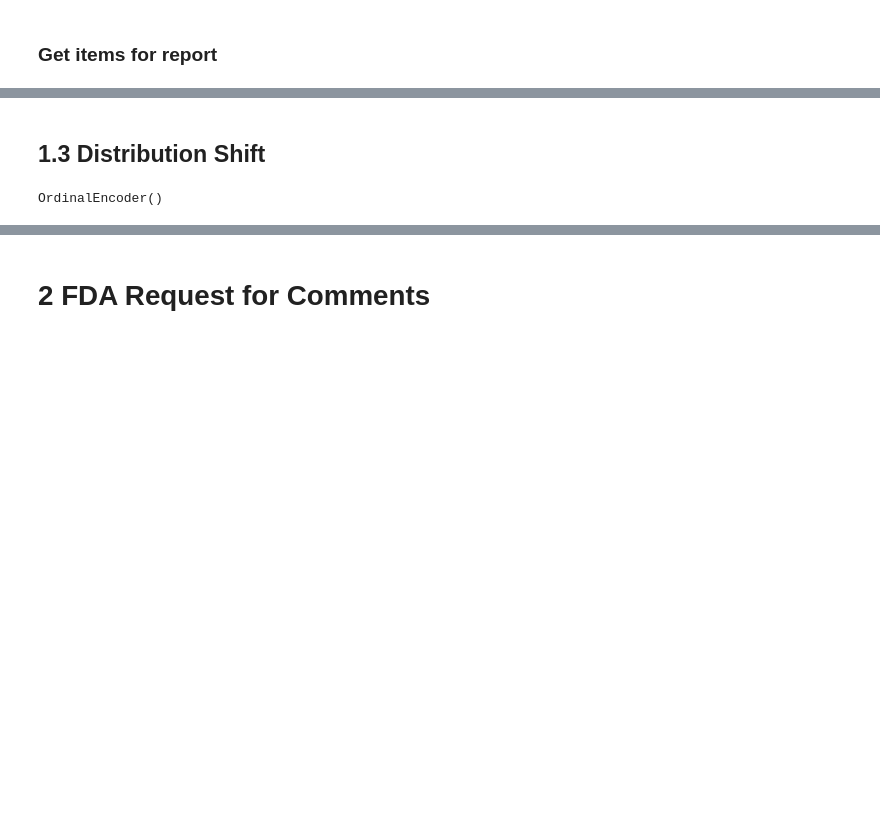
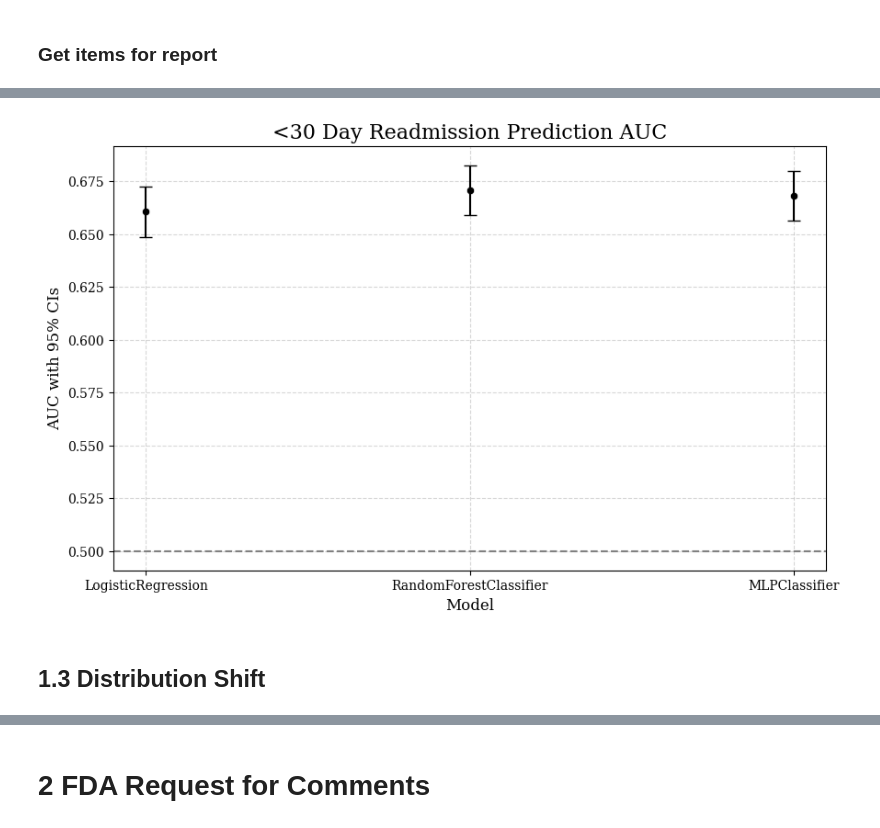
Before and after one commit to furtherAdu/cph-200C, a Jupyter notebook: notebooks/pset1.ipynb, the cells around one changed output, grey strips where cells are left out. Saved outputs shown, nothing was run; the diff lists cells and outputs as text; code cells hidden in the pictures; blank space fills up the shorter version.

Commit message:
update lightning Classifier metric calculation; revert to sklearn-only model training; add figures

```diff
--- a/notebooks/pset1.ipynb
+++ b/notebooks/pset1.ipynb
@@ -387,3 +528,5 @@ KeyError: 'LogisticRegression'
+# %%
+best_params_results = {**best_linear_results, **best_tree_results, **best_MLP_results}
 # %% [markdown]
 ### Get items for report
 # %%
@@ -432,26 +620,28 @@ solver & - & - & ['saga'] \\
 # %%
 from src.utils import plot_points_with_ci
 from operator import itemgetter
 
 # create df for results plotting
 plot_df = pd.DataFrame(index=model_names, columns=['auc', 'se'])
 plot_df.index.name = 'model'
 
-for model_name in model_names:
-    auc, ci = itemgetter('auc', 'ci')(best_params_results[model_name]['auc'])
+for mlp_model_name in model_names:
+    auc, ci = itemgetter('auc', 'ci')(best_params_results[mlp_model_name]['auc'])
     se = abs(ci[0] - ci[1]) / (2 * 1.96) # calculate stanrdard error from 95% interval
-    plot_df.loc[model_name] = auc, se
+    plot_df.loc[mlp_model_name] = auc, se
 
 plot_df.reset_index(inplace=True)
 
 plot_points_with_ci(plot_df,
                     x_col='model',
                     y_col='auc',
                     se_col='se',
                     title='<30 Day Readmission Prediction AUC',
                     x_label='Model',
                     y_label='AUC with 95% CIs',
                     output_path='../figures/readmission_prediction_AUC.png')
+# %% [output]
+[figure, added]
 # %% [markdown]
 ## 1.3 Distribution Shift
 # %%
@@ -467,10 +690,0 @@ linear_model = LogisticRegression(random_state=40, **best_params[model_name])
-# %%
-# fit encoders
-ohe = OneHotEncoder(sparse_output=False, drop='first')
-ohe.fit(diabetic_df[categorical_predictor_cols])
-ohe_cols = ohe.get_feature_names_out().tolist()
-
-oe = OrdinalEncoder()
-oe.fit(diabetic_df[ordinal_predictor_cols])
-# %% [output]
-OrdinalEncoder()
```
Also changed, not shown: parts of 36 cells of this notebook, 5 other files.
